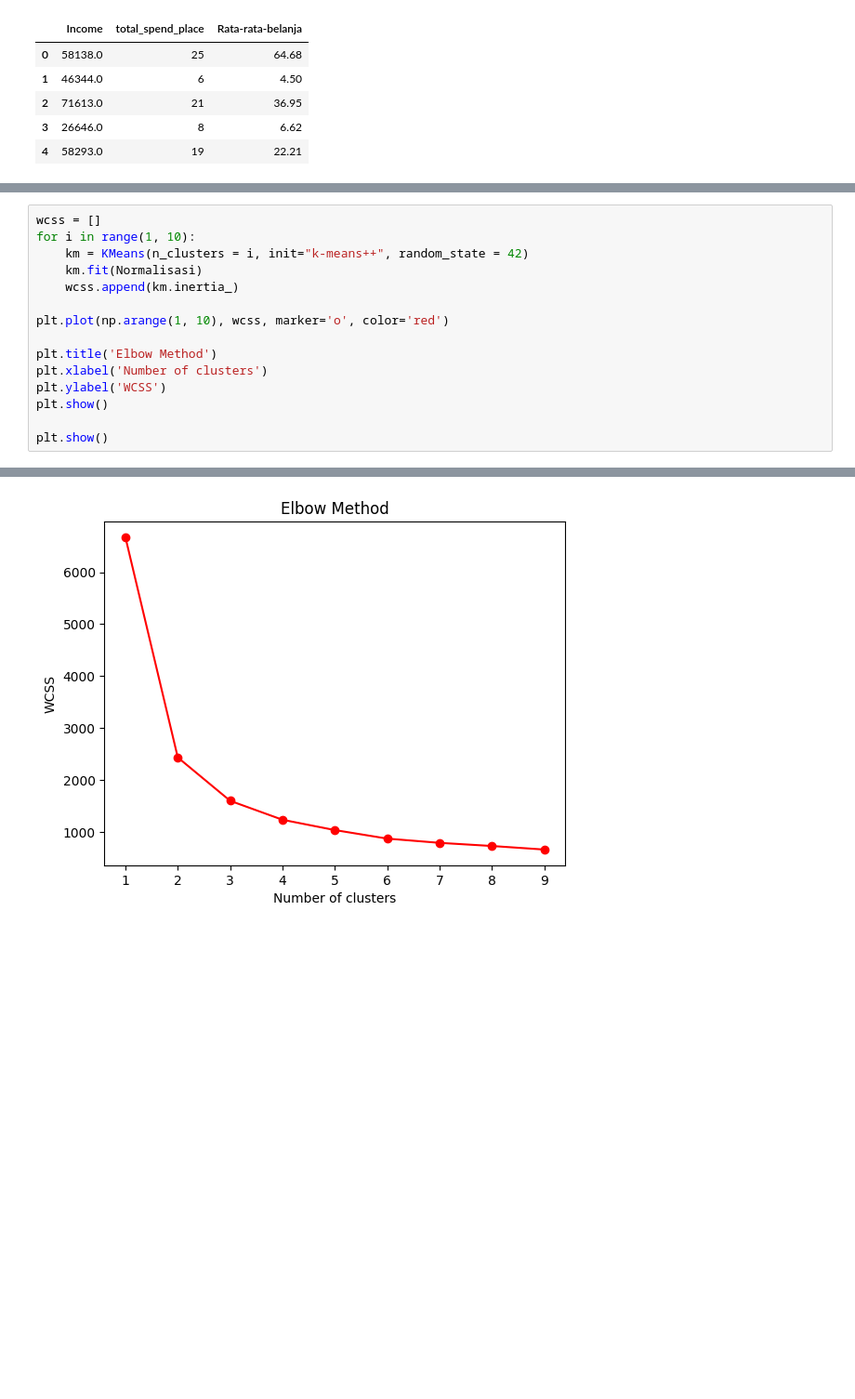
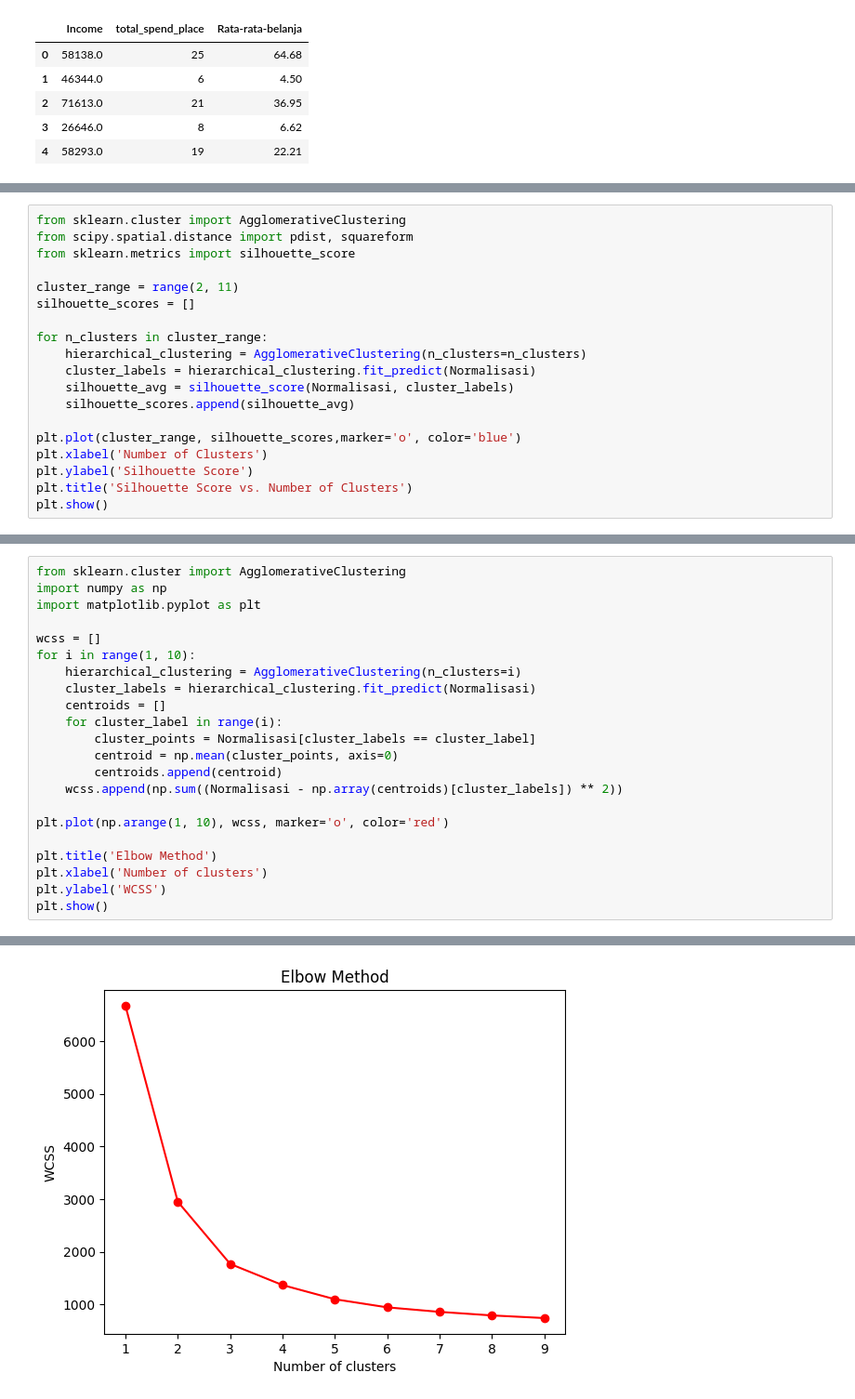
Before and after one commit to qiqioberon/Machine-Learning, a Jupyter notebook: Tugas 3/Muhammad Aqil Farrukh_5025221158_Tugas 3_Hierarcical Clustering Personal Analysis.ipynb, the cells around one changed output, grey strips where cells are left out. Shown at 93% size. Saved outputs shown, nothing was run; the diff lists cells and outputs as text; blank space fills up the shorter version.

Commit message:
Selesai mengerjakan Hierarchical Clustering Untuk Personal Analysis

```diff
--- a/Tugas 3/Muhammad Aqil Farrukh_5025221158_Tugas 3_Hierarcical Clustering Personal Analysis.ipynb
+++ b/Tugas 3/Muhammad Aqil Farrukh_5025221158_Tugas 3_Hierarcical Clustering Personal Analysis.ipynb
@@ -654,0 +656,19 @@ Dengan menggunakan Elbow Method, kita dapat menentukan jumlah klaster yang optim
+# %%
+from sklearn.cluster import AgglomerativeClustering
+from scipy.spatial.distance import pdist, squareform
+from sklearn.metrics import silhouette_score
+
+cluster_range = range(2, 11)
+silhouette_scores = []
+
+for n_clusters in cluster_range:
+    hierarchical_clustering = AgglomerativeClustering(n_clusters=n_clusters)
+    cluster_labels = hierarchical_clustering.fit_predict(Normalisasi)
+    silhouette_avg = silhouette_score(Normalisasi, cluster_labels)
+    silhouette_scores.append(silhouette_avg)
+
+plt.plot(cluster_range, silhouette_scores,marker='o', color='blue')
+plt.xlabel('Number of Clusters')
+plt.ylabel('Silhouette Score')
+plt.title('Silhouette Score vs. Number of Clusters')
+plt.show()
@@ -655,9 +686,18 @@ Dengan menggunakan Elbow Method, kita dapat menentukan jumlah klaster yang optim
 # %%
+from sklearn.cluster import AgglomerativeClustering
+import numpy as np
+import matplotlib.pyplot as plt
+
 wcss = []
 for i in range(1, 10):
-    km = KMeans(n_clusters = i, init="k-means++", random_state = 42)
-    km.fit(Normalisasi)
-    wcss.append(km.inertia_)
+    hierarchical_clustering = AgglomerativeClustering(n_clusters=i)
+    cluster_labels = hierarchical_clustering.fit_predict(Normalisasi)
+    centroids = []
+    for cluster_label in range(i):
+        cluster_points = Normalisasi[cluster_labels == cluster_label]
+        centroid = np.mean(cluster_points, axis=0)
+        centroids.append(centroid)
+    wcss.append(np.sum((Normalisasi - np.array(centroids)[cluster_labels]) ** 2))
 
 plt.plot(np.arange(1, 10), wcss, marker='o', color='red')
 
@@ -665,6 +705,4 @@ plt.title('Elbow Method')
 plt.xlabel('Number of clusters')
 plt.ylabel('WCSS')
 plt.show()
-
-plt.show()
 # %% [output]
@@ -673 +709 @@ plt.show()
-[figure, old version]
+[figure, new version]
```
Also changed, not shown: parts of 31 cells of this notebook, 1 other file.
